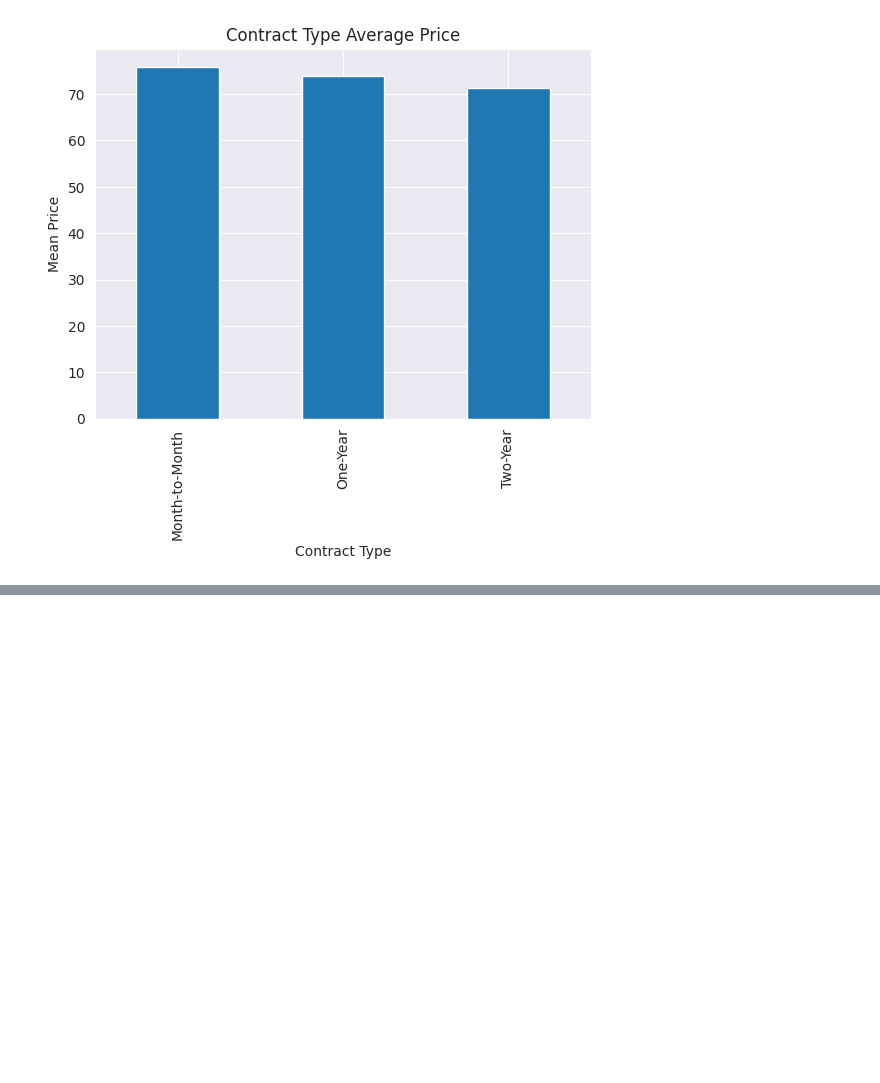
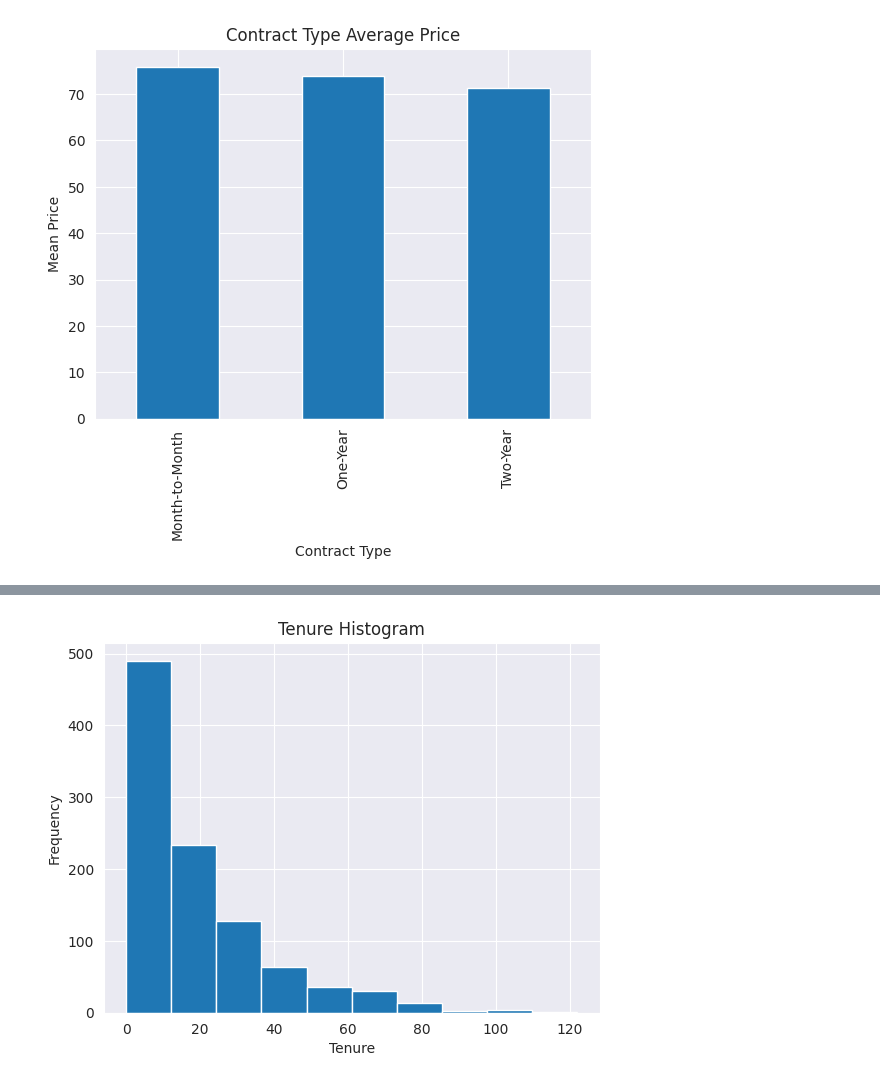
Before and after one commit to BarnaliBhowmik/PythonProjects, a Jupyter notebook: ChurnSurvivalAnalysisAndPredictionModel.ipynb, the cells around one changed output, grey strips where cells are left out. Saved outputs shown, nothing was run; the diff lists cells and outputs as text; code cells hidden in the pictures; blank space fills up the shorter version.

```diff
--- a/ChurnSurvivalAnalysisAndPredictionModel.ipynb
+++ b/ChurnSurvivalAnalysisAndPredictionModel.ipynb
@@ -215,0 +224,8 @@ plt.show()
+# %%
+plt.hist(df["Tenure"])
+plt.title("Tenure Histogram")
+plt.xlabel("Tenure")
+plt.ylabel("Frequency")
+plt.show()
+# %% [output]
+[figure, added]
```
Also changed, not shown: parts of 1 cell of this notebook.
